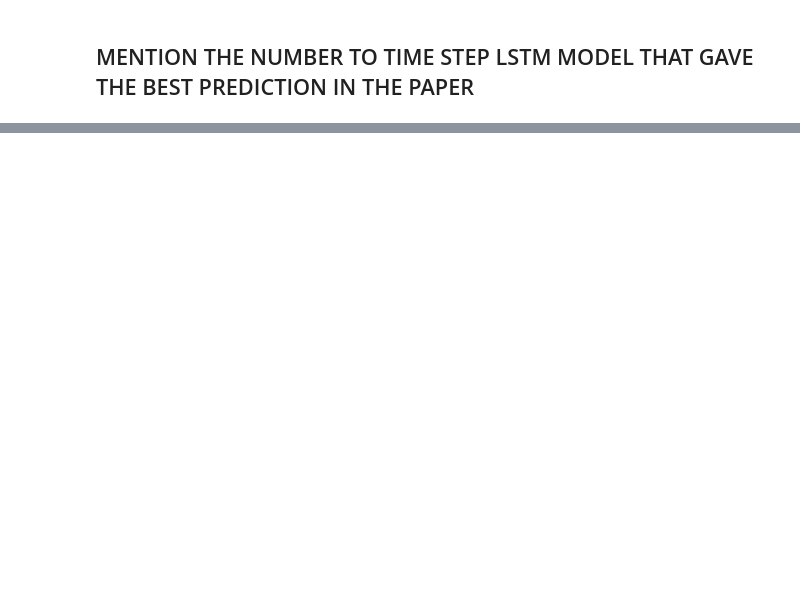
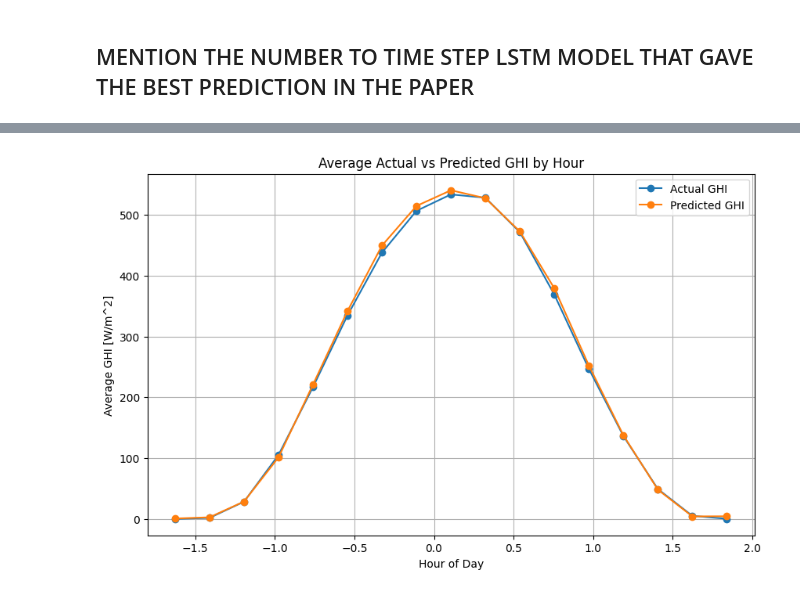
Before and after one commit to jacquesasinyo/Solar-irradiance-prediction, a Jupyter notebook: Solar irradiance prediction.ipynb, the cells around one changed output, grey strips where cells are left out. Cells and saved outputs as stored; diff of their text form; code cells hidden in the pictures; blank space fills up the shorter version.

```diff
--- a/Solar irradiance prediction.ipynb
+++ b/Solar irradiance prediction.ipynb
@@ -882,0 +1408,4 @@ plt.show()
+# %%
+# 2. Rename columns (remove "[", "]", "<")
+X_train_scaled.columns = X_train_scaled.columns.str.replace(r"[\[\]<>]", "", regex=True)
+X_test_scaled.columns = X_test_scaled.columns.str.replace(r"[\[\]<>]", "", regex=True)
@@ -882,0 +1507,36 @@ plt.show()
+# %%
+import numpy as np
+import pandas as pd
+import matplotlib.pyplot as plt
+
+def plot_average_ghi_by_hour(X_test, y_test, predictions):
+    """
+    Plots the average actual vs. predicted GHI by hour of day.
+    Assumes X_test has a column 'Hour' or similar that indicates the hour of the day.
+    """
+
+    # 1. Combine actual GHI, predicted GHI, and hour info
+    #    (Replace 'Hour' with the correct column name if you used something else.)
+    results_df = pd.DataFrame({
+        'Hour': X_test['Hour'],       # or whichever column represents the hour
+        'Actual_GHI': y_test,
+        'Predicted_GHI': predictions
+    })
+
+    # 2. Group by 'Hour' and compute mean
+    grouped = results_df.groupby('Hour', as_index=True)[['Actual_GHI', 'Predicted_GHI']].mean()
+
+    # 3. Plot
+    plt.figure(figsize=(10, 6))
+    plt.plot(grouped.index, grouped['Actual_GHI'], label='Actual GHI', marker='o')
+    plt.plot(grouped.index, grouped['Predicted_GHI'], label='Predicted GHI', marker='o')
+    plt.title('Average Actual vs Predicted GHI by Hour')
+    plt.xlabel('Hour of Day')
+    plt.ylabel('Average GHI [W/m^2]')
+    plt.legend()
+    plt.grid(True)
+    plt.show()
+
+plot_average_ghi_by_hour(X_test_scaled, y_test, predictions)
+# %% [output]
+[figure, added]
```
Also changed, not shown: parts of 52 cells of this notebook.
